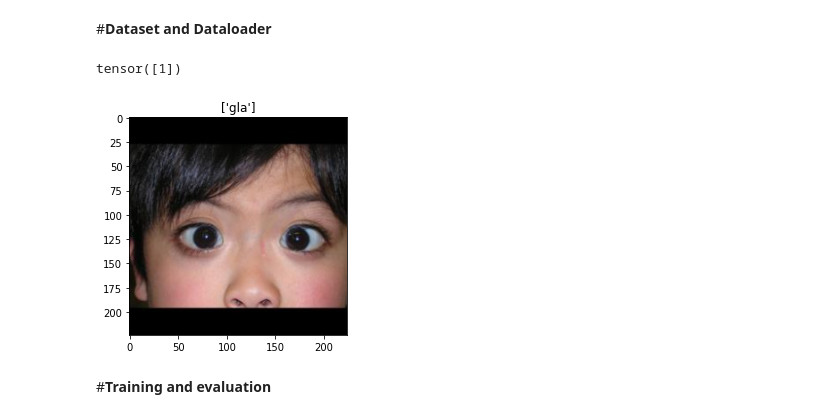
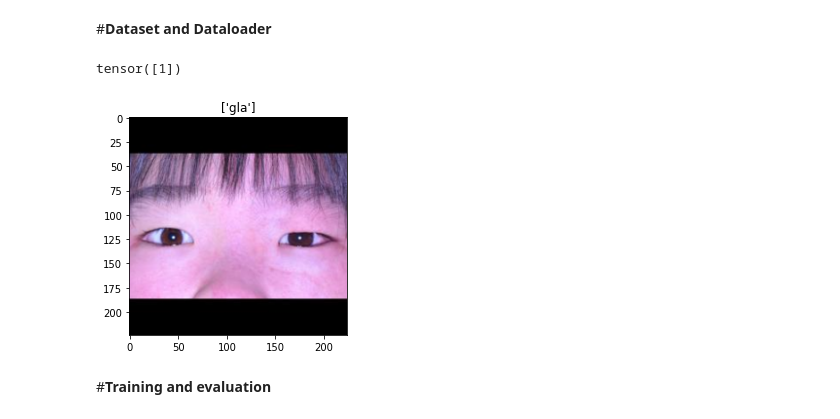
Before and after one commit to ykitaguchi77/CongenitalGlaucoma_AI_project, a Jupyter notebook: DataSplit(stratified_one_subject_leave_out)1.3.ipynb, the cells around one changed output. Saved outputs shown, nothing was run; the diff lists cells and outputs as text; code cells hidden in the pictures.

```diff
--- a/DataSplit(stratified_one_subject_leave_out)1.3.ipynb
+++ b/DataSplit(stratified_one_subject_leave_out)1.3.ipynb
@@ -981,32 +979,34 @@ GC applied to both conv and fc layers
 # %%
 pt=0
 fold=0
 train_list = train_dataset_gla[pt][fold] + train_dataset_cont[pt][fold]
 train_list_label = list(itertools.repeat(1, len(train_dataset_gla[pt][fold])))+list(itertools.repeat(0, len(train_dataset_cont[pt][fold])))
 val_list = val_dataset_gla[pt][fold] + val_dataset_cont[pt][fold]
 val_list_label = list(itertools.repeat(1, len(val_dataset_gla[pt][fold])))+list(itertools.repeat(0, len(val_dataset_cont[pt][fold])))
 test_list = testset[pt]
 test_list_label = testset_label[pt]
 
 train_dataset = SimpleImageDataset(train_list, train_list_label, train_data_transforms)
 val_dataset = SimpleImageDataset(val_list, val_list_label, val_data_transforms)
 test_dataset = SimpleImageDataset(test_list, test_list_label, test_data_transforms)
 
-train_loader = DataLoader(train_dataset, batch_size = 4, shuffle = True)
-val_loader = DataLoader(val_dataset, batch_size = 4, shuffle = True)
+train_loader = DataLoader(train_dataset, batch_size = 4, shuffle = True, num_workers=os.cpu_count())
+val_loader = DataLoader(val_dataset, batch_size = 4, shuffle = True, num_workers=os.cpu_count())
 test_loader = DataLoader(test_dataset, batch_size = 1, shuffle = False)
 
 
 
 
 # Make a grid from batch
+inputs, classes = next(iter(test_loader))
+print(classes)
 out = torchvision.utils.make_grid(inputs)
 
 class_names = ["cont", "gla"]
 imshow(out, title=[class_names[x] for x in classes])
 # %% [output]
 tensor([1])
-[figure, old version]
+[figure, new version]
 # %% [markdown]
 #**Training and evaluation**
 # %%
```
Also changed, not shown: parts of 1 cell of this notebook.
